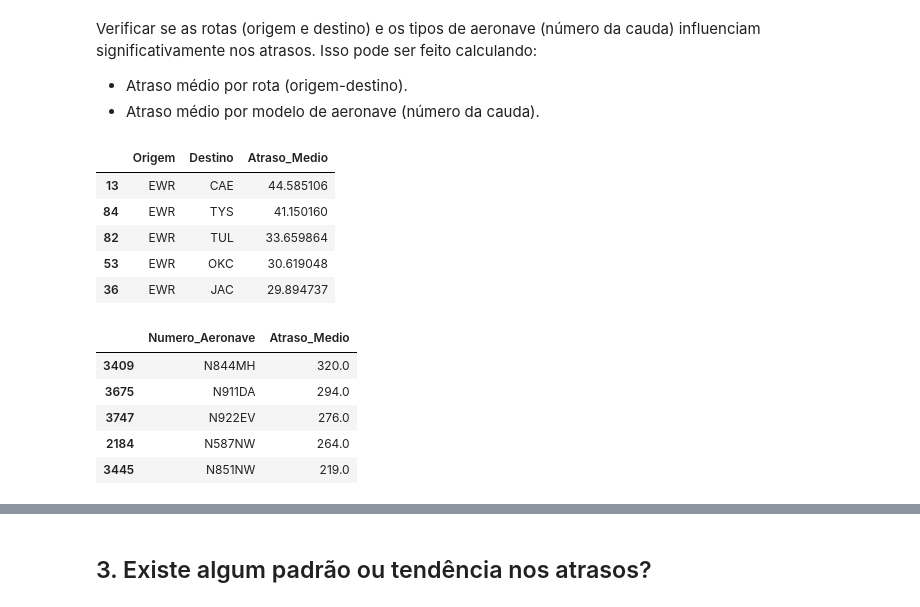
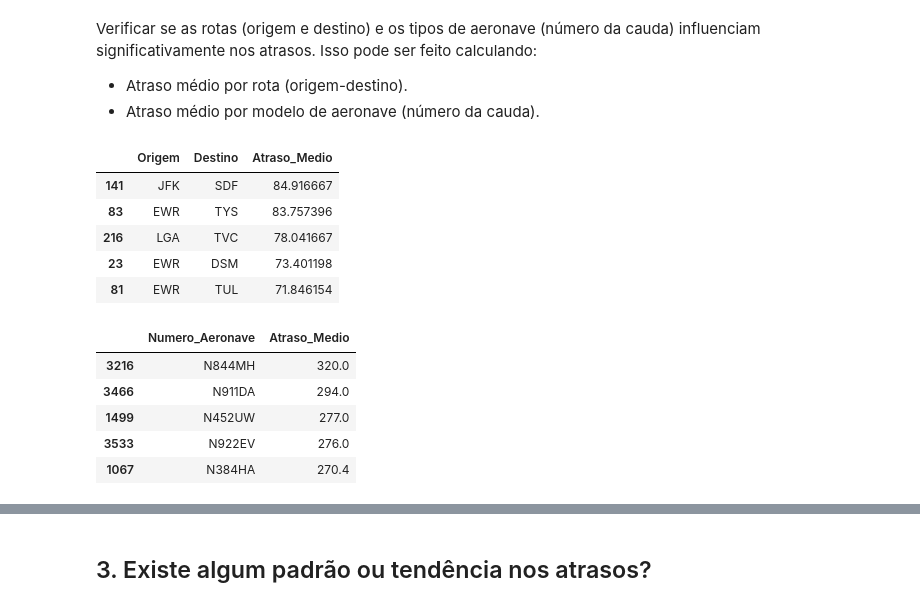
Before and after one commit to luigi-lago/Analise-Exploratoria-Atrasos, a Jupyter notebook: Notebooks/analise_exploratoria.ipynb, the cells around one changed output, grey strips where cells are left out. Drawn from its saved outputs; the diff is of its cells as text; code cells hidden in the pictures.

```diff
--- a/Notebooks/analise_exploratoria.ipynb
+++ b/Notebooks/analise_exploratoria.ipynb
@@ -43,0 +46,9 @@ df.head()
+# %%
+# Removendo valores nulos
+df_cleaned = df.dropna()
+
+# Removendo valores negativos de todas as colunas numéricas
+df_cleaned = df_cleaned[(df_cleaned.select_dtypes(include=['number']) >= 0).all(1)]
+
+# Confirmando a limpeza, mostrando a quantidade de linhas após a limpeza
+df_cleaned.shape
@@ -87,38 +113,38 @@ Verificar se as rotas (origem e destino) e os tipos de aeronave (número da caud
 # %%
 # Análise da influência da rota e aeronave nos atrasos
 # Agrupando por rota (origem e destino) e por aeronave (número da cauda) para calcular o atraso médio:
 
 # Atraso médio por rota (origem e destino)
-atraso_por_rota = df.groupby(['origin', 'dest'])['arr_delay'].mean().reset_index()
+atraso_por_rota = df_cleaned.groupby(['origin', 'dest'])['arr_delay'].mean().reset_index()
 # Renomeando as colunas para facilitar a leitura:
 atraso_por_rota.columns = ['Origem', 'Destino', 'Atraso_Medio']
 # Colocando em ordem decrescente:
 atraso_por_rota = atraso_por_rota.sort_values(by='Atraso_Medio', ascending=False)
 
 # Atraso médio por aeronave (tailnum)
-atraso_por_aeronave = df.groupby('tailnum')['arr_delay'].mean().reset_index()
+atraso_por_aeronave = df_cleaned.groupby('tailnum')['arr_delay'].mean().reset_index()
 # Renomeando as colunas para facilitar a leitura:
 atraso_por_aeronave.columns = ['Numero_Aeronave', 'Atraso_Medio']
 # Colocando em ordem decrescente:
 atraso_por_aeronave = atraso_por_aeronave.sort_values(by='Atraso_Medio', ascending=False)
 
 # 5 primeiras linhas - Atraso médio por rota (origem e destino)
 atraso_por_rota.head()
 # %% [output]
 |  | Origem | Destino | Atraso_Medio |
-| 13 | EWR | CAE | 44.585106 |
-| 84 | EWR | TYS | 41.150160 |
-| 82 | EWR | TUL | 33.659864 |
-| 53 | EWR | OKC | 30.619048 |
-| 36 | EWR | JAC | 29.894737 |
+| 141 | JFK | SDF | 84.916667 |
+| 83 | EWR | TYS | 83.757396 |
+| 216 | LGA | TVC | 78.041667 |
+| 23 | EWR | DSM | 73.401198 |
+| 81 | EWR | TUL | 71.846154 |
 # %%
 # 5 primeiras linhas - Atraso médio por aeronave (tailnum)
 atraso_por_aeronave.head()
 # %% [output]
 |  | Numero_Aeronave | Atraso_Medio |
-| 3409 | N844MH | 320.0 |
-| 3675 | N911DA | 294.0 |
-| 3747 | N922EV | 276.0 |
-| 2184 | N587NW | 264.0 |
-| 3445 | N851NW | 219.0 |
+| 3216 | N844MH | 320.0 |
+| 3466 | N911DA | 294.0 |
+| 1499 | N452UW | 277.0 |
+| 3533 | N922EV | 276.0 |
+| 1067 | N384HA | 270.4 |
 # %% [markdown]
```
Also changed, not shown: parts of 14 cells of this notebook.
